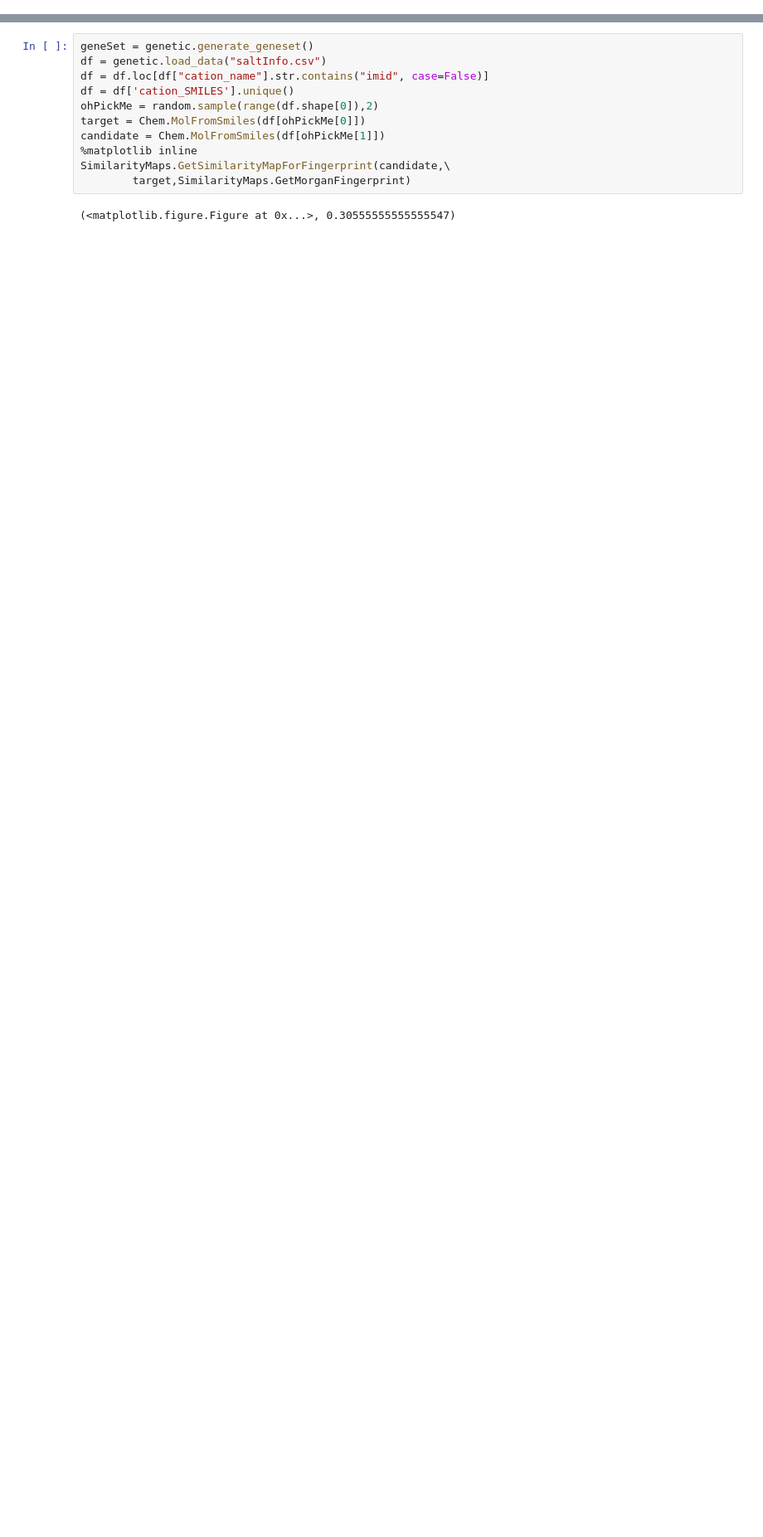
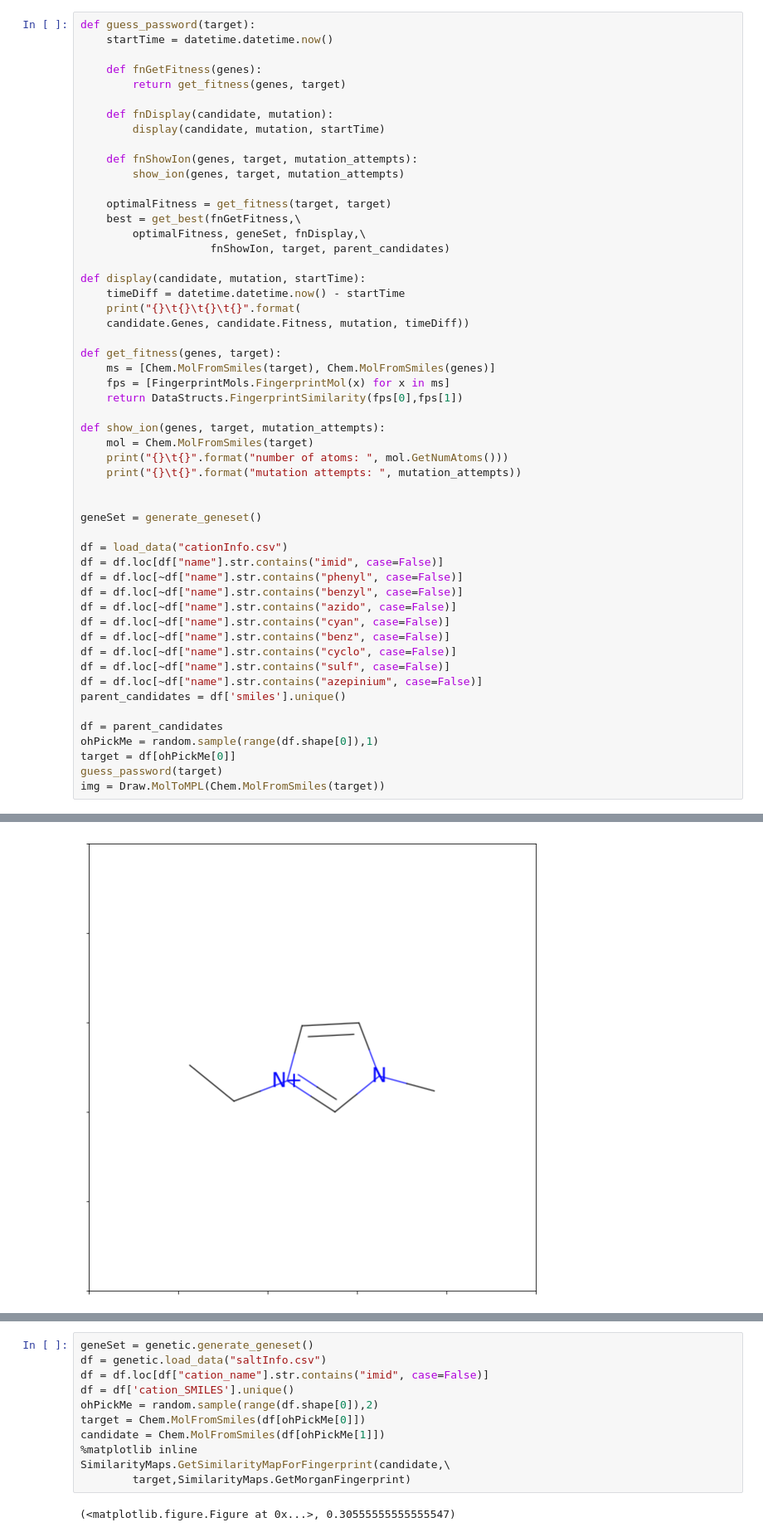
Before and after one commit to wesleybeckner/gains, a Jupyter notebook: scripts/gains_prototype.ipynb, the cells around one changed output, grey strips where cells are left out. Shown at 83% size. Saved outputs shown, nothing was run; the diff lists cells and outputs as text; blank space fills up the shorter version.

```diff
--- a/scripts/gains_prototype.ipynb
+++ b/scripts/gains_prototype.ipynb
@@ -107,0 +419,54 @@ CCCCCCN1C=C[N+](=C1)C   0.9940026576472897      starting structure
+# %%
+def guess_password(target):
+    startTime = datetime.datetime.now()
+
+    def fnGetFitness(genes):
+        return get_fitness(genes, target)
+
+    def fnDisplay(candidate, mutation):
+        display(candidate, mutation, startTime)
+
+    def fnShowIon(genes, target, mutation_attempts):
+        show_ion(genes, target, mutation_attempts)
+
+    optimalFitness = get_fitness(target, target)
+    best = get_best(fnGetFitness,\
+        optimalFitness, geneSet, fnDisplay,\
+                    fnShowIon, target, parent_candidates)
+
+def display(candidate, mutation, startTime):
+    timeDiff = datetime.datetime.now() - startTime
+    print("{}\t{}\t{}\t{}".format(
+    candidate.Genes, candidate.Fitness, mutation, timeDiff))
+
+def get_fitness(genes, target):
+    ms = [Chem.MolFromSmiles(target), Chem.MolFromSmiles(genes)]
+    fps = [FingerprintMols.FingerprintMol(x) for x in ms]
+    return DataStructs.FingerprintSimilarity(fps[0],fps[1])
+
+def show_ion(genes, target, mutation_attempts):
+    mol = Chem.MolFromSmiles(target)
+    print("{}\t{}".format("number of atoms: ", mol.GetNumAtoms()))
+    print("{}\t{}".format("mutation attempts: ", mutation_attempts))
+
+
+geneSet = generate_geneset()
+
+df = load_data("cationInfo.csv")
+df = df.loc[df["name"].str.contains("imid", case=False)]
+df = df.loc[~df["name"].str.contains("phenyl", case=False)]
+df = df.loc[~df["name"].str.contains("benzyl", case=False)]
+df = df.loc[~df["name"].str.contains("azido", case=False)]
+df = df.loc[~df["name"].str.contains("cyan", case=False)]
+df = df.loc[~df["name"].str.contains("benz", case=False)]
+df = df.loc[~df["name"].str.contains("cyclo", case=False)]
+df = df.loc[~df["name"].str.contains("sulf", case=False)]
+df = df.loc[~df["name"].str.contains("azepinium", case=False)]
+parent_candidates = df['smiles'].unique()
+
+df = parent_candidates
+ohPickMe = random.sample(range(df.shape[0]),1)
+target = df[ohPickMe[0]]
+guess_password(target)
+img = Draw.MolToMPL(Chem.MolFromSmiles(target))
+# %% [output]
@@ -107,0 +478 @@ CCCCCCN1C=C[N+](=C1)C   0.9940026576472897      starting structure
+[figure, added]
```
Also changed, not shown: parts of 13 cells of this notebook, 18 other files.
